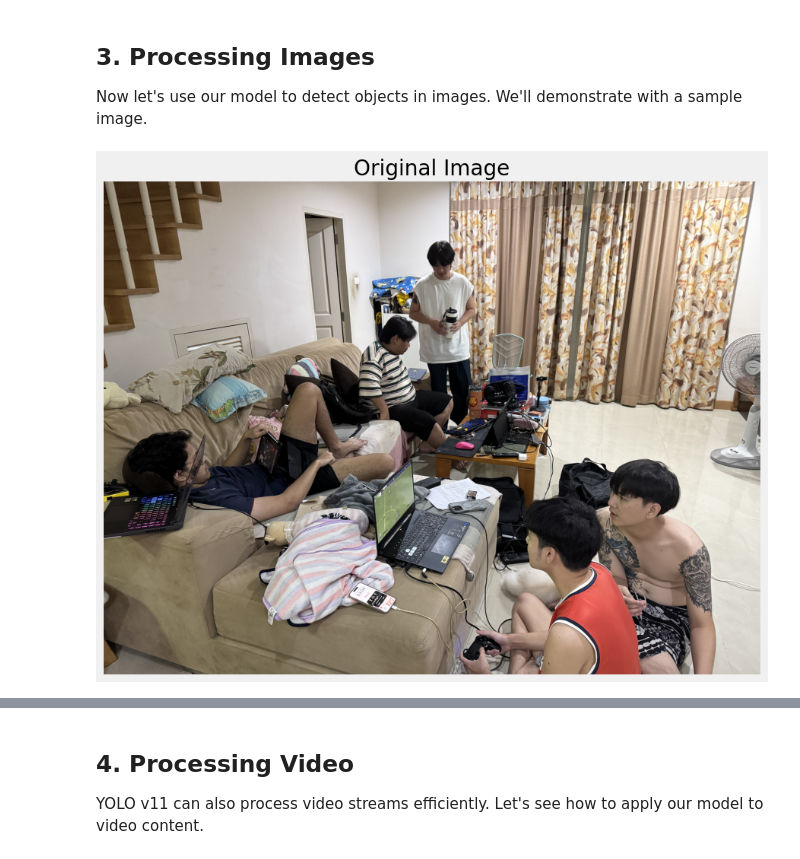
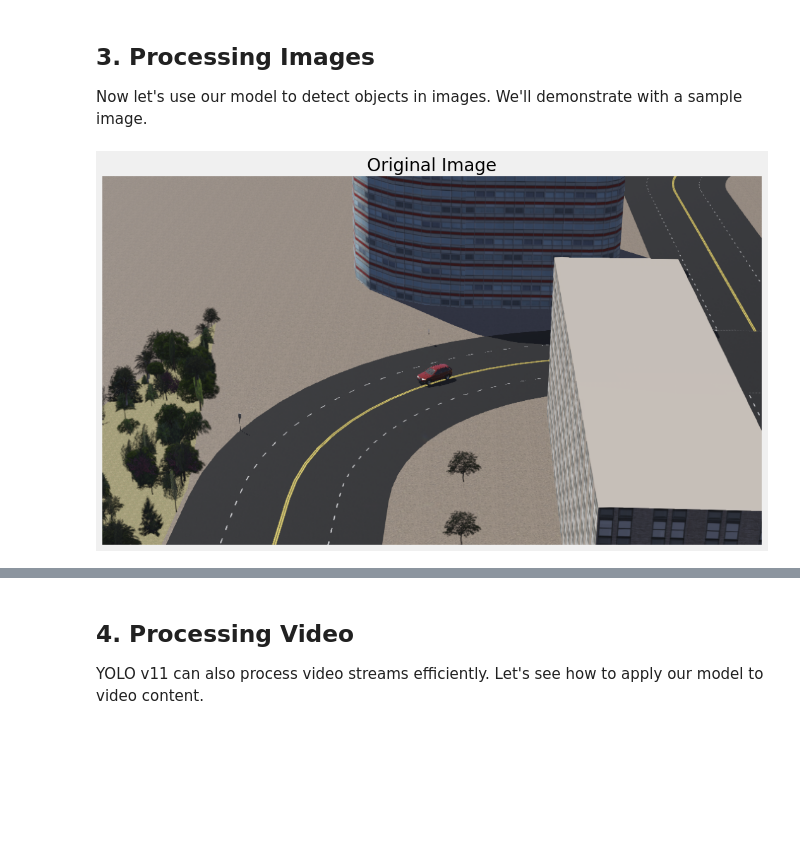
Before and after one commit to tangpongpat/FRA532_HW3_6702, a Jupyter notebook: TrackingTask/1-detection-yolo11.ipynb, the cells around one changed output, grey strips where cells are left out. Cells and saved outputs as stored; diff of their text form; code cells hidden in the pictures; blank space fills up the shorter version.

```diff
--- a/TrackingTask/1-detection-yolo11.ipynb
+++ b/TrackingTask/1-detection-yolo11.ipynb
@@ -90,19 +90,19 @@ Now let's use our model to detect objects in images. We'll demonstrate with a sa
 # %%
 import cv2
 import matplotlib.pyplot as plt
 # Load the testing image
-image_path = '/home/tang/FRA532_objectdetechtion/TrackingTask/IMG_2922.JPG'
+image_path = '/home/tang/FRA532_objectdetechtion/TrackingTask/car.png'
 
 # Display the original image
 img = cv2.imread(image_path)
 img_rgb = cv2.cvtColor(img, cv2.COLOR_BGR2RGB)
 plt.figure(figsize=(12, 8))
 plt.imshow(img_rgb)
 plt.title('Original Image')
 plt.axis('off')
 plt.show()
 # %% [output]
-[figure, old version]
+[figure, new version]
 # %%
 # Perform object detection
 results = model(img_rgb)
```
Also changed, not shown: parts of 4 cells of this notebook, 7 other files.
